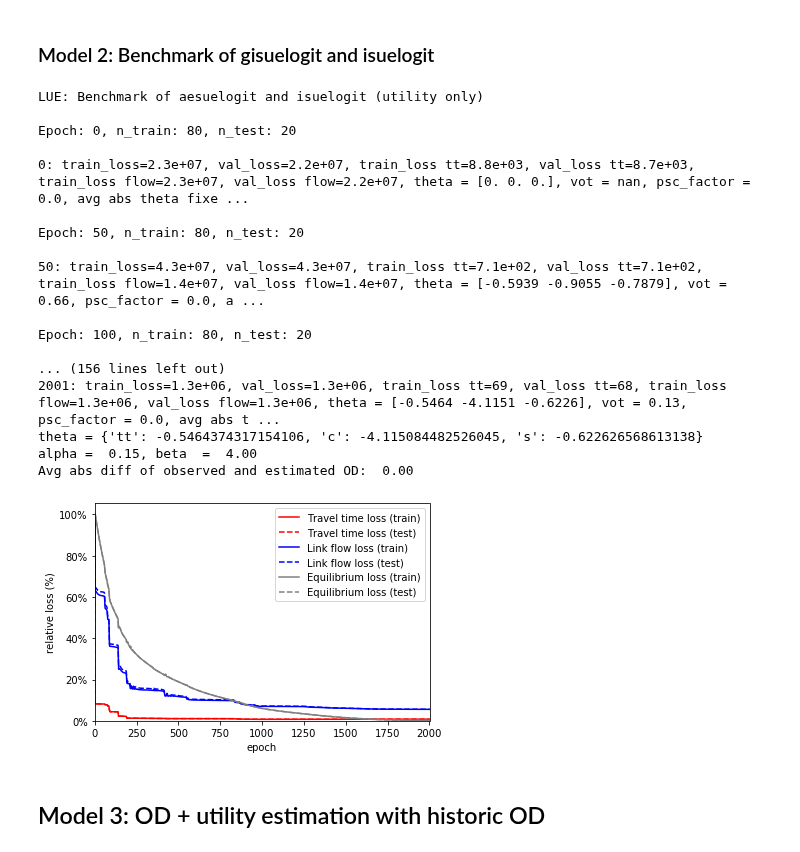
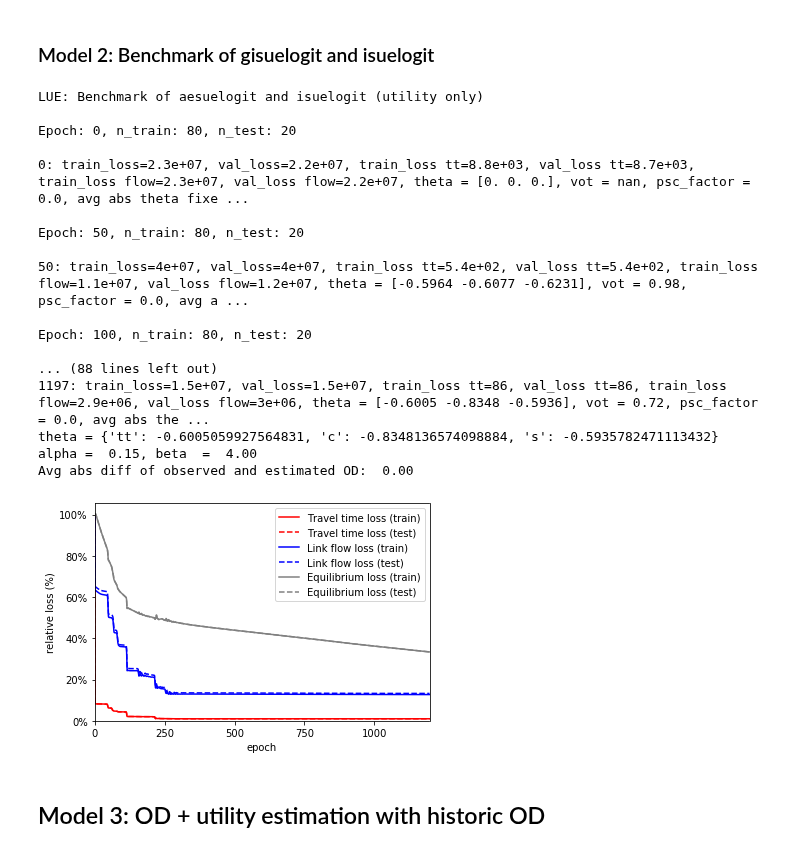
Before and after one commit to pabloguarda/pesuelogit, a Jupyter notebook: examples/notebooks/gisuelogit-siouxfalls.ipynb, the cells around one changed output. Drawn from its saved outputs; the diff is of its cells as text; code cells hidden in the pictures.

```diff
--- a/examples/notebooks/gisuelogit-siouxfalls.ipynb
+++ b/examples/notebooks/gisuelogit-siouxfalls.ipynb
@@ -110,7 +110,10 @@ _RELATIVE_GAP = 1e-7
 _BATCH_SIZE = None
 _EPOCHS_PRINT_INTERVAL = 50
 
-loss_metric = mse
+# _LOSS_METRIC = mse
+#_LOSS_METRIC  = btcg_mse
+#_LOSS_METRIC  = mnrmse
+_LOSS_METRIC  = nrmse
 # %% [markdown]
 ## Models
 # %%
@@ -193,7 +196,7 @@ if run_model['equilibrium']:
         X_train, Y_train, X_test, Y_test,
         # generalization_error={'train': False, 'validation': True},
         # loss_metric = mse,
-        loss_metric=loss_metric,
+        loss_metric=_LOSS_METRIC,
         optimizer=optimizer,
         batch_size=_BATCH_SIZE,
         loss_weights={'od': 0, 'theta': 0, 'tt': 0, 'flow': 0, 'eq_flow': 1},
@@ -226,7 +229,7 @@ Epoch: 1523, n_train: 80, n_test: 20
 ### Model 2: Benchmark of gisuelogit and isuelogit
 # %%
 if run_model['lue']:
-    print('\nLUE: Benchmark of aesuelogit and isuelogit (utility only)')
+    print('\nLUE: Benchmark of gisuelogit and isuelogit (utility only)')
 
     # optimizer = NGD(learning_rate=_LR)
     # optimizer = tf.keras.optimizers.SGD(learning_rate=_LR)
@@ -294,39 +297,39 @@ if run_model['lue']:
     train_results_dfs['lue'], val_results_dfs['lue'] = lue.train(
         X_train, Y_train, X_test, Y_test,
         # generalization_error={'train': False, 'validation': True},
         optimizer=optimizer,
         batch_size=_BATCH_SIZE,
-        loss_metric=loss_metric,
+        loss_metric=_LOSS_METRIC,
         loss_weights={'od': 0, 'theta': 0, 'tt': 1, 'flow': 1, 'eq_flow': 1},
         threshold_relative_gap=_RELATIVE_GAP,
         epochs_print_interval=_EPOCHS_PRINT_INTERVAL,
         epochs=_EPOCHS)
 
     plot_predictive_performance(train_losses=train_results_dfs['lue'], val_losses=val_results_dfs['lue'],
                                 xticks_spacing= 250)
 
     print(f"theta = {dict(zip(utility_parameters.true_values.keys(), list(lue.theta.numpy())))}")
     print(f"alpha = {lue.alpha: 0.2f}, beta  = {lue.beta: 0.2f}")
     print(f"Avg abs diff of observed and estimated OD: {np.mean(np.abs(lue.q - tntp_network.q.flatten())): 0.2f}")
 # %% [output]
 LUE: Benchmark of aesuelogit and isuelogit (utility only)
 
 Epoch: 0, n_train: 80, n_test: 20
 
 0: train_loss=2.3e+07, val_loss=2.2e+07, train_loss tt=8.8e+03, val_loss tt=8.7e+03, train_loss flow=2.3e+07, val_loss flow=2.2e+07, theta = [0. 0. 0.], vot = nan, psc_factor = 0.0, avg abs theta fixe ...
 
 Epoch: 50, n_train: 80, n_test: 20
 
-50: train_loss=4.3e+07, val_loss=4.3e+07, train_loss tt=7.1e+02, val_loss tt=7.1e+02, train_loss flow=1.4e+07, val_loss flow=1.4e+07, theta = [-0.5939 -0.9055 -0.7879], vot = 0.66, psc_factor = 0.0, a ...
+50: train_loss=4e+07, val_loss=4e+07, train_loss tt=5.4e+02, val_loss tt=5.4e+02, train_loss flow=1.1e+07, val_loss flow=1.2e+07, theta = [-0.5964 -0.6077 -0.6231], vot = 0.98, psc_factor = 0.0, avg a ...
 
 Epoch: 100, n_train: 80, n_test: 20
 
-... (156 lines left out)
-2001: train_loss=1.3e+06, val_loss=1.3e+06, train_loss tt=69, val_loss tt=68, train_loss flow=1.3e+06, val_loss flow=1.3e+06, theta = [-0.5464 -4.1151 -0.6226], vot = 0.13, psc_factor = 0.0, avg abs t ...
-theta = {'tt': -0.5464374317154106, 'c': -4.115084482526045, 's': -0.622626568613138}
+... (88 lines left out)
+1197: train_loss=1.5e+07, val_loss=1.5e+07, train_loss tt=86, val_loss tt=86, train_loss flow=2.9e+06, val_loss flow=3e+06, theta = [-0.6005 -0.8348 -0.5936], vot = 0.72, psc_factor = 0.0, avg abs the ...
+theta = {'tt': -0.6005059927564831, 'c': -0.8348136574098884, 's': -0.5935782471113432}
 alpha =  0.15, beta  =  4.00
 Avg abs diff of observed and estimated OD:  0.00
-[figure, old version]
+[figure, new version]
 # %% [markdown]
 ## Model 3: OD + utility estimation with historic OD
 # %%
```
Also changed, not shown: parts of 9 cells of this notebook.
